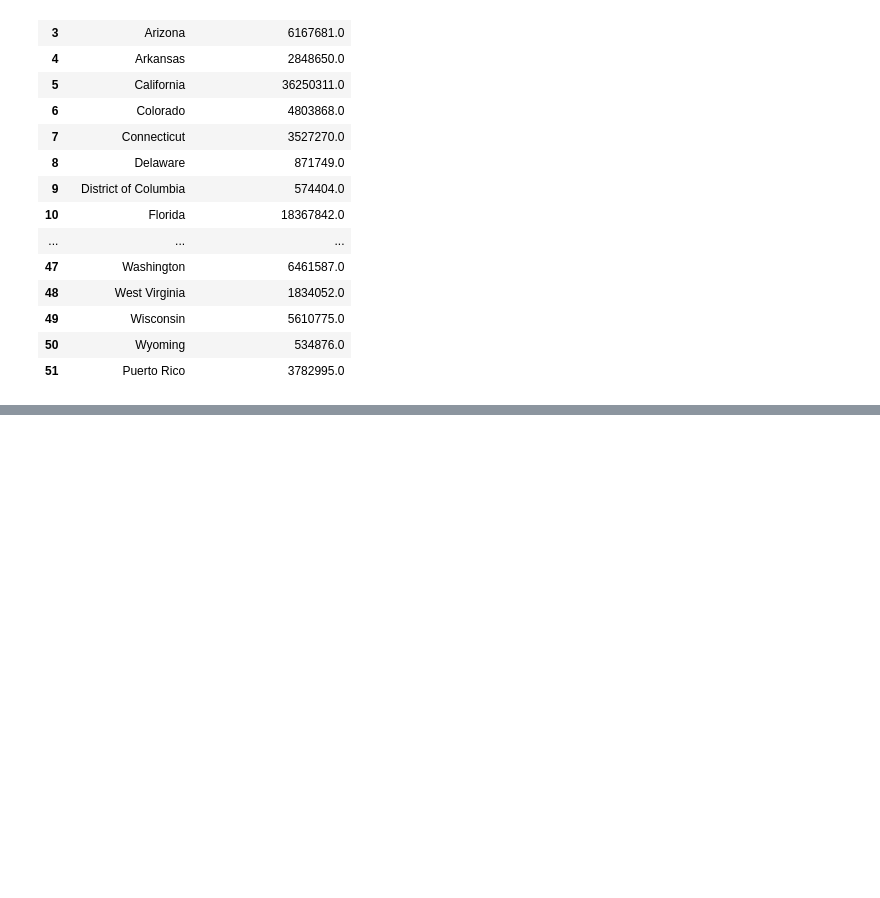
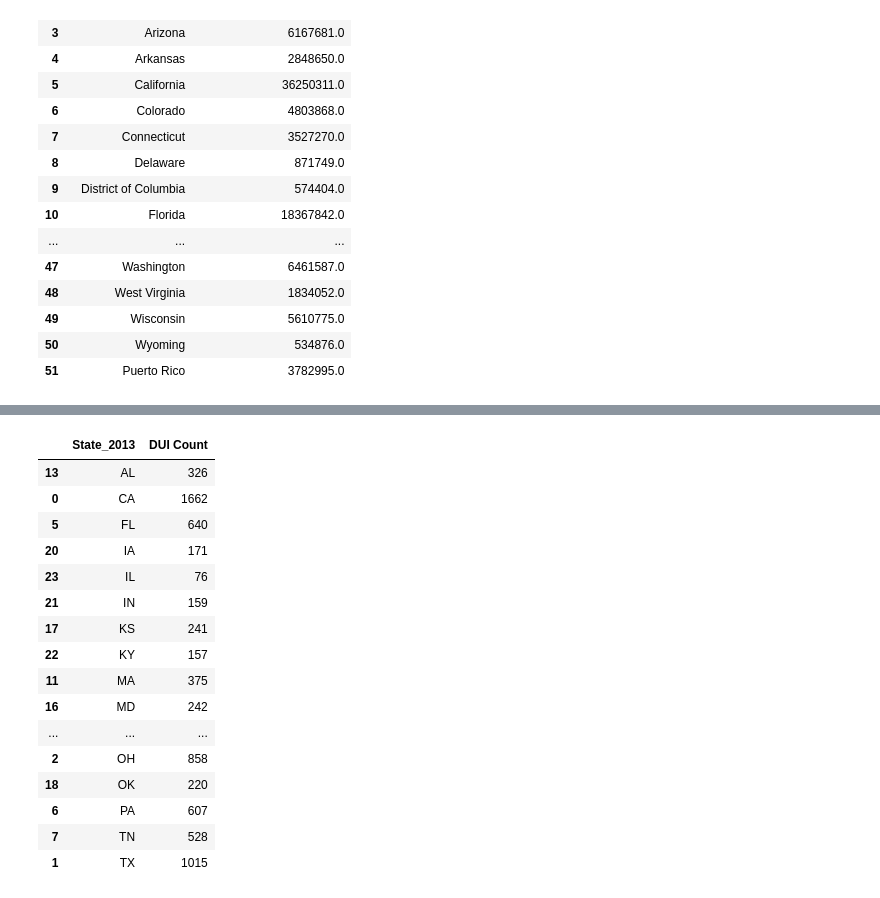
Before and after one commit to Nickfeliciano2/DUI-Statistical-Analysis-API, a Jupyter notebook: Dui_State_Population_2007.ipynb, the cells around one changed output, grey strips where cells are left out. Saved outputs shown, nothing was run; the diff lists cells and outputs as text; code cells hidden in the pictures; blank space fills up the shorter version.

```diff
--- a/Dui_State_Population_2007.ipynb
+++ b/Dui_State_Population_2007.ipynb
@@ -109,0 +115,24 @@ Text(0.5, 1.0, 'DUI By State Vs Total Population for 2007')
+# %%
+New_DUI_2013_df = DUI_2013_df[['State_2013', ]]
+state_count_2013 = New_DUI_2013_df['State_2013'].value_counts().rename_axis('State_2013').reset_index(name='DUI Count')
+state_count_2013 = state_count_2013.drop([3,14,19])
+state_count_2013.sort_values(by=['State_2013'], inplace=True)
+state_count_2013
+# %% [output]
+|  | State_2013 | DUI Count |
+| 13 | AL | 326 |
+| 0 | CA | 1662 |
+| 5 | FL | 640 |
+| 20 | IA | 171 |
+| 23 | IL | 76 |
+| 21 | IN | 159 |
+| 17 | KS | 241 |
+| 22 | KY | 157 |
+| 11 | MA | 375 |
+| 16 | MD | 242 |
+| ... | ... | ... |
+| 2 | OH | 858 |
+| 18 | OK | 220 |
+| 6 | PA | 607 |
+| 7 | TN | 528 |
+| 1 | TX | 1015 |
```
Also changed, not shown: parts of 4 cells of this notebook, 2 other files.
